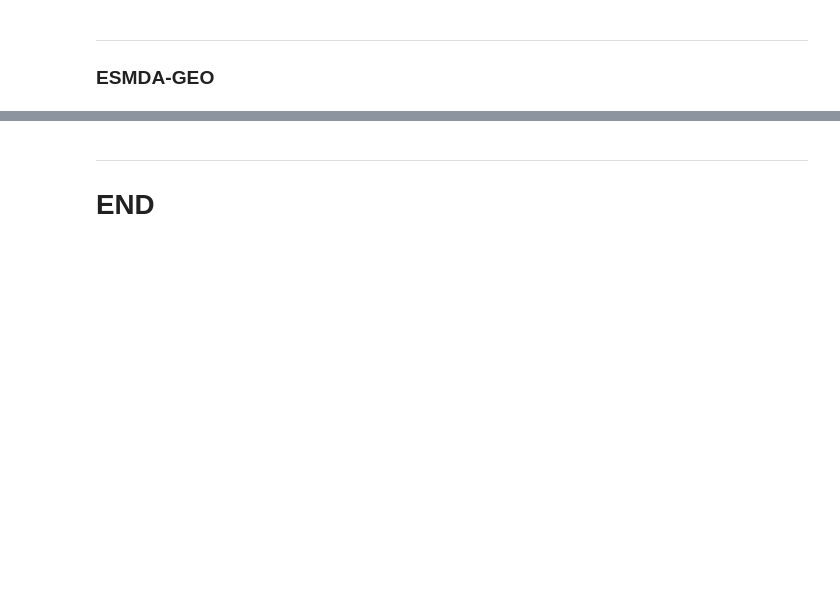
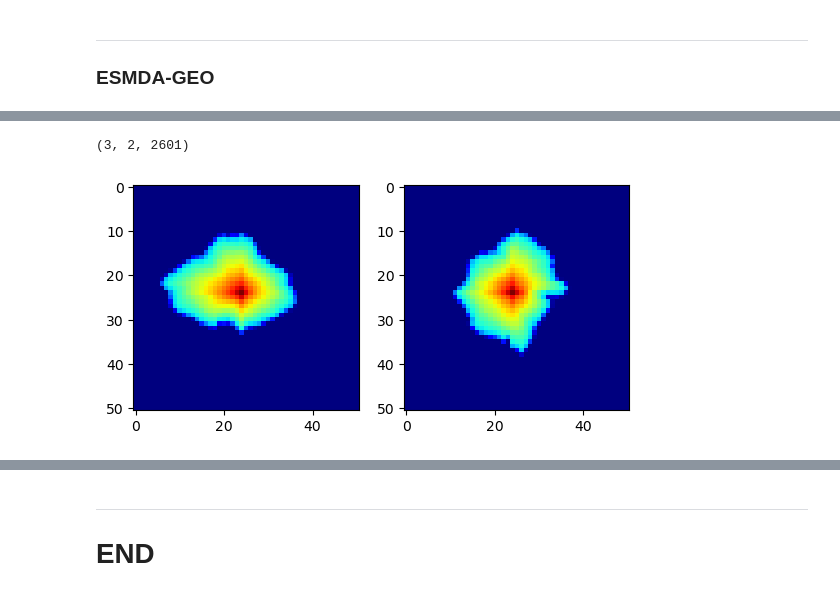
Before and after one commit to misaelmmorales/CO2-Spatial-Data-Assimilation, a Jupyter notebook: main.ipynb, the cells around one changed output, grey strips where cells are left out. Drawn from its saved outputs; the diff is of its cells as text; code cells hidden in the pictures; blank space fills up the shorter version.

```diff
--- a/main.ipynb
+++ b/main.ipynb
@@ -165,9 +171,9 @@ print('cov_mm_inflation_factors: ', cov_mm_inflation_factors)
 # %%
 def forward_model(ens):
-    d_pred = np.zeros([n_ensemble, sda.dim*sda.dim, 3])
+    d_pred = np.zeros([n_ensemble, sda.dim*sda.dim])
     for i in range(ens.shape[0]):
-        sat_pred = octave.feval('simulations_octave/sim', ens[i])
-        d_pred[i,:,:] = np.moveaxis(sat_pred,0,-1)
+        sat_pred = octave.feval('simulations_octave/resSim', ens[i])[0,:]
+        d_pred[i,:] = np.moveaxis(sat_pred,0,-1)
     return d_pred
 # %%
 solver = ESMDA(obs=obs, m_init=m_ensemble, cov_obs=cov_obs,
@@ -181,0 +206,10 @@ solver.solve()
+# %%
+np.array(solver.d_history).shape
+# %% [output]
+(3, 2, 2601)
+# %%
+for i in range(2):
+    plt.subplot(1,2,i+1)
+    plt.imshow(solver.d_pred[i].reshape(51,51), 'jet')
+# %% [output]
+[figure, added]
```
Also changed, not shown: parts of 14 cells of this notebook, 4 other files.
